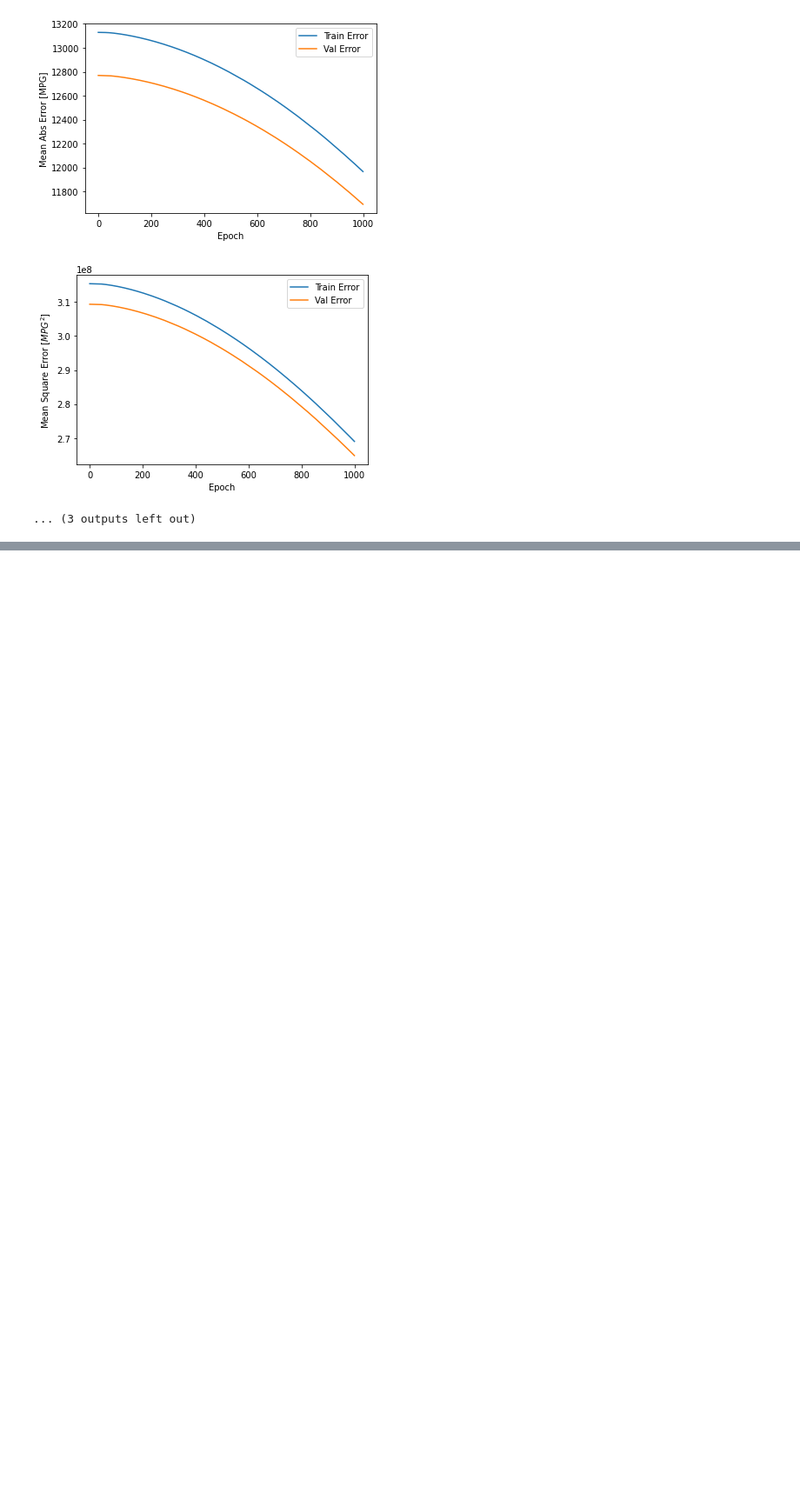
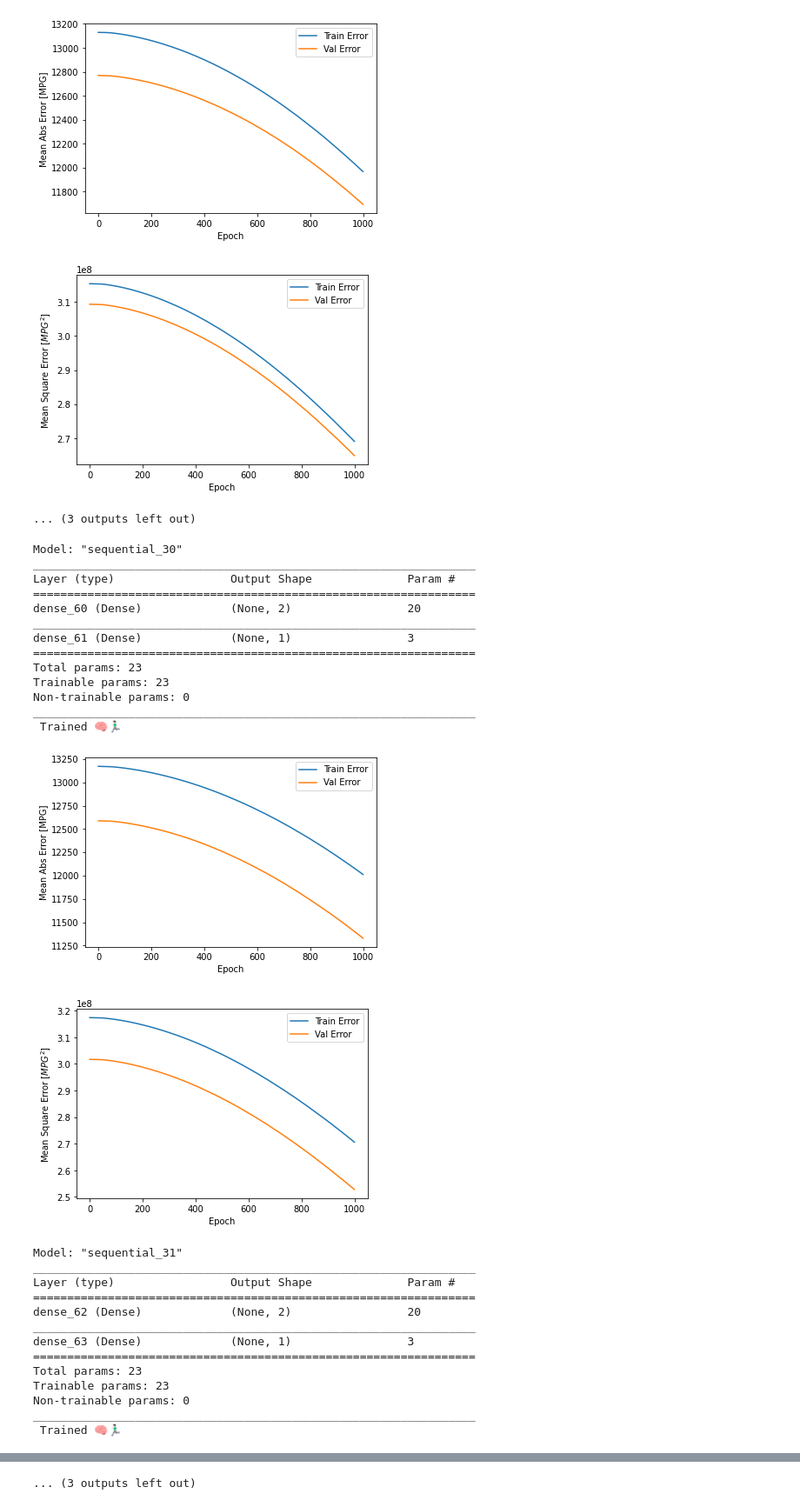
Before and after one commit to matifrancois/DeepLearning_Project2, a Jupyter notebook: Ej2/ej2_nh.ipynb, the cells around one changed output, grey strips where cells are left out. Shown at 87% size. Saved outputs shown, nothing was run; the diff lists cells and outputs as text; code cells hidden in the pictures; blank space fills up the shorter version.

```diff
--- a/Ej2/ej2_nh.ipynb
+++ b/Ej2/ej2_nh.ipynb
@@ -554,3 +554,34 @@ _________________________________________________________________
 [figure]
 [figure]
 ... (3 outputs left out)
+# %%
+k_folding(df_train)
+# %% [output]
+Model: "sequential_30"
+_________________________________________________________________
+Layer (type)                 Output Shape              Param #
+=================================================================
+dense_60 (Dense)             (None, 2)                 20
+_________________________________________________________________
+dense_61 (Dense)             (None, 1)                 3
+=================================================================
+Total params: 23
+Trainable params: 23
+Non-trainable params: 0
+_________________________________________________________________
+ Trained 🧠🏃🏻‍♂️
+[figure, added]
+[figure, added]
+Model: "sequential_31"
+_________________________________________________________________
+Layer (type)                 Output Shape              Param #
+=================================================================
+dense_62 (Dense)             (None, 2)                 20
+_________________________________________________________________
+dense_63 (Dense)             (None, 1)                 3
+=================================================================
+Total params: 23
+Trainable params: 23
+Non-trainable params: 0
+_________________________________________________________________
+ Trained 🧠🏃🏻‍♂️
@@ -556,0 +620 @@ _________________________________________________________________
+... (3 outputs left out)
```
Also changed, not shown: parts of 1 cell of this notebook.
